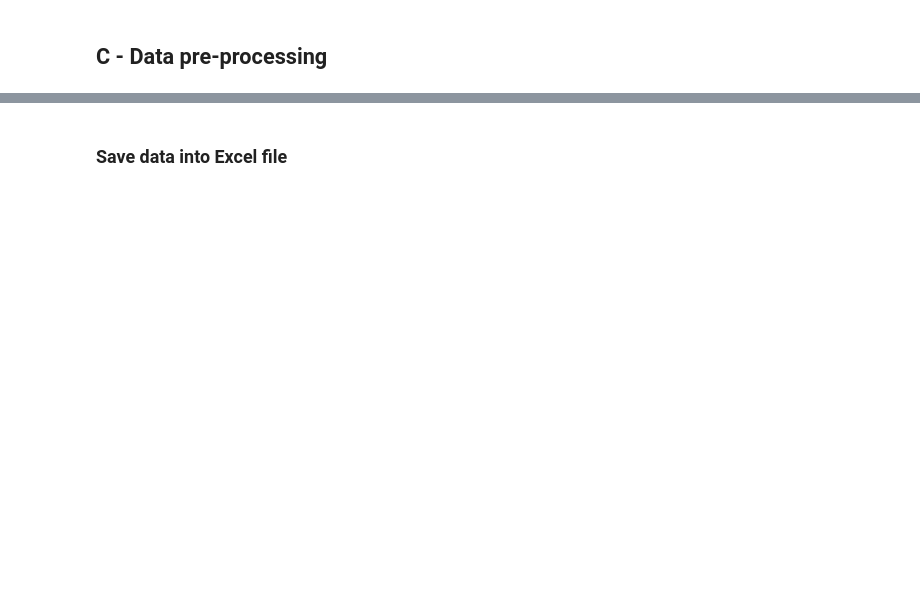
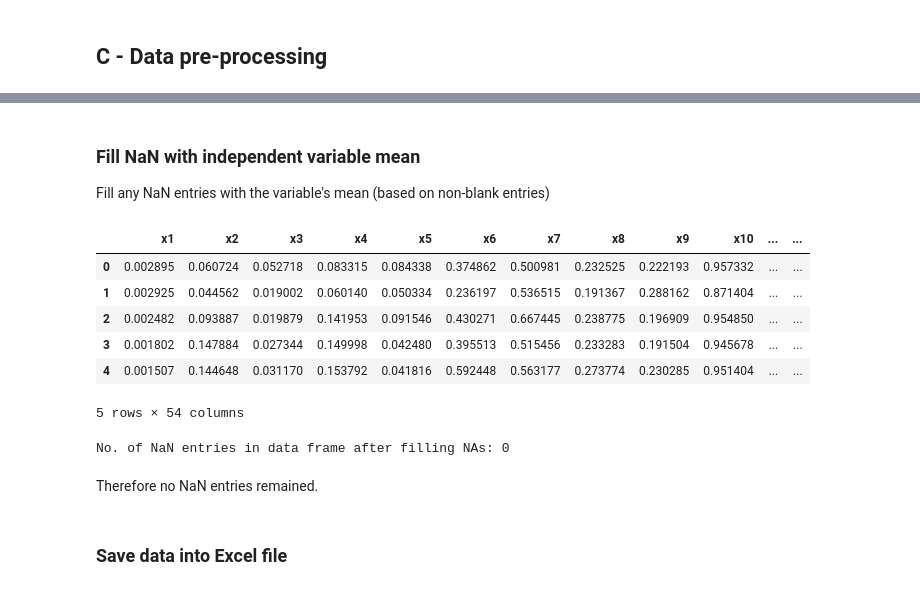
Before and after one commit to aaltrock/EDA, a Jupyter notebook: Coursework - Commercial/commericial_src_data_prep.ipynb, the cells around one changed output, grey strips where cells are left out. Cells and saved outputs as stored; diff of their text form; code cells hidden in the pictures; blank space fills up the shorter version.

```diff
--- a/Coursework - Commercial/commericial_src_data_prep.ipynb
+++ b/Coursework - Commercial/commericial_src_data_prep.ipynb
@@ -317,2 +374,41 @@ p.savefig('box_plot.png')
+# %% [markdown]
+### Fill NaN with independent variable mean
+Fill any NaN entries with the variable's mean (based on non-blank entries)
+# %%
+def replace_series_nan(ls):
+    # Calculate variable mean (excluding NaN entries)
+    mean = np.nanmean(ls)
+
+    # Replace any None or NaN to variable Mean
+    def replace_val_nan(val, mean):
+        # Keep value if not None nor NaN
+        if (val is not None and not np.isnan(val)):
+            new_val = val
+        # Otherwise return variable mean
+        else:
+            new_val = mean
+        return new_val
+
+    # Apply over the series by map
+    new_ls = ls.map(lambda val: replace_val_nan(val, mean))
+    return new_ls
+
+src_x_norm_trimmed_df = src_x_norm_trimmed_df.apply(replace_series_nan, axis=0)
+src_x_norm_trimmed_df.head()
+# %% [output]
+|  | x1 | x2 | x3 | x4 | x5 | x6 | x7 | x8 | x9 | x10 | ... | ... |
+| 0 | 0.002895 | 0.060724 | 0.052718 | 0.083315 | 0.084338 | 0.374862 | 0.500981 | 0.232525 | 0.222193 | 0.957332 | ... | ... |
+| 1 | 0.002925 | 0.044562 | 0.019002 | 0.060140 | 0.050334 | 0.236197 | 0.536515 | 0.191367 | 0.288162 | 0.871404 | ... | ... |
+| 2 | 0.002482 | 0.093887 | 0.019879 | 0.141953 | 0.091546 | 0.430271 | 0.667445 | 0.238775 | 0.196909 | 0.954850 | ... | ... |
+| 3 | 0.001802 | 0.147884 | 0.027344 | 0.149998 | 0.042480 | 0.395513 | 0.515456 | 0.233283 | 0.191504 | 0.945678 | ... | ... |
+| 4 | 0.001507 | 0.144648 | 0.031170 | 0.153792 | 0.041816 | 0.592448 | 0.563177 | 0.273774 | 0.230285 | 0.951404 | ... | ... |
+5 rows × 54 columns
+# %%
+# Check no NaN entries in all cells
+print('No. of NaN entries in data frame after filling NAs: {}'.format(src_x_norm_trimmed_df.isna().sum().sum()))
+# %% [output]
+No. of NaN entries in data frame after filling NAs: 0
+# %% [markdown]
+Therefore no NaN entries remained.
 # %% [markdown]
 ### Save data into Excel file
```
Also changed, not shown: parts of 12 cells of this notebook, 14 other files.
